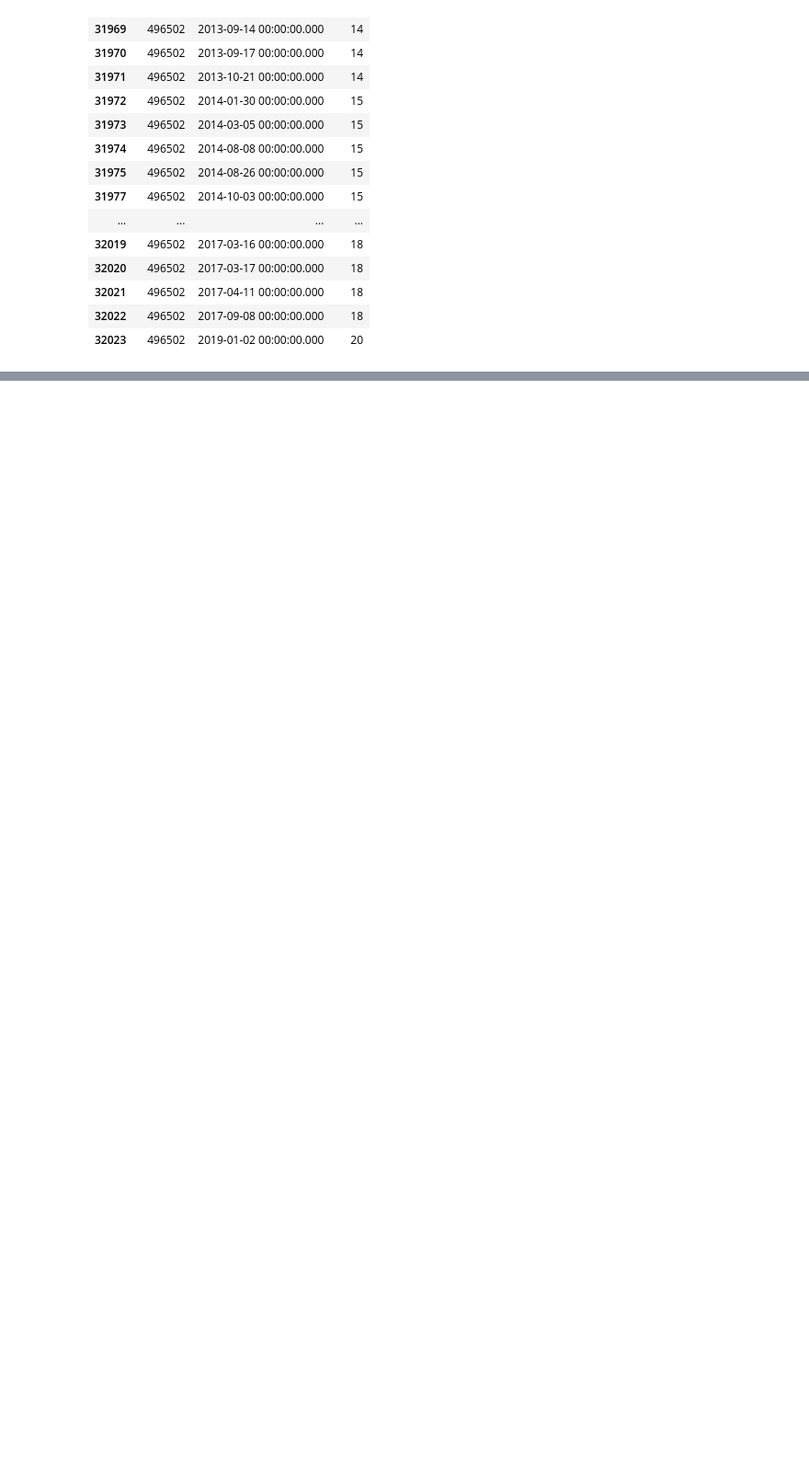
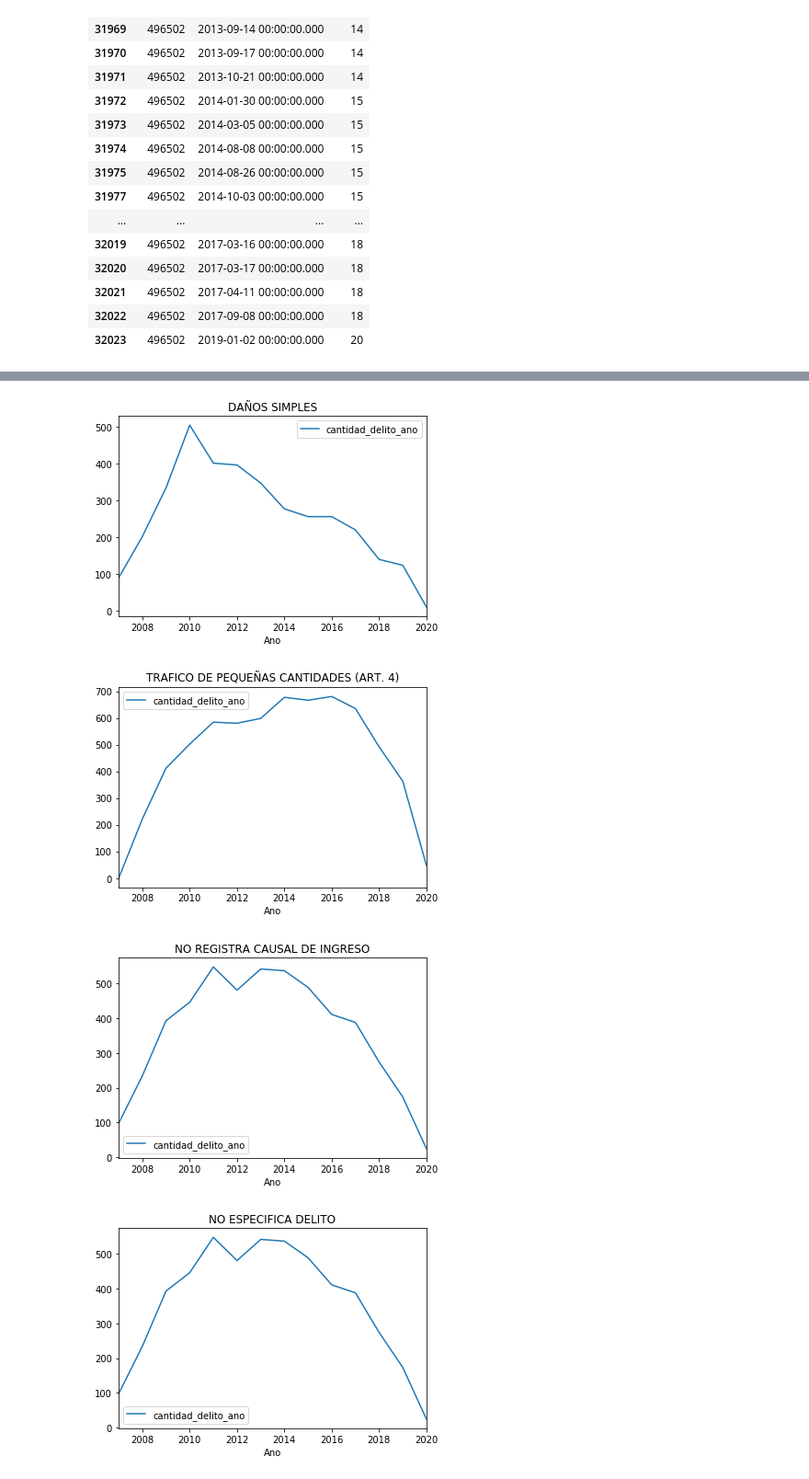
Before and after one commit to ljorge08/Python, a Jupyter notebook: Estadística descriptiva.ipynb, the cells around one changed output, grey strips where cells are left out. Shown at 92% size. Drawn from its saved outputs; the diff is of its cells as text; code cells hidden in the pictures; blank space fills up the shorter version.

```diff
--- a/Estadística descriptiva.ipynb
+++ b/Estadística descriptiva.ipynb
@@ -688,0 +818,8 @@ df_cliente_fecha[(df_cliente_fecha["CodNino"]==496502)]
+# %%
+grouped_year_crime = pd.DataFrame(
+    {
+        "Ano" : ano_data,
+        "Delito" : delito_data,
+        "cantidad_delito_ano" : cantidad_delito_ano
+     }
+)
@@ -688,0 +828,22 @@ df_cliente_fecha[(df_cliente_fecha["CodNino"]==496502)]
+# %%
+grouped_year_crime = grouped_year_crime.sort_values(by=["Ano", "cantidad_delito_ano"],ascending=False)
+# %%
+Top_delitos_total=[]
+for i in range(len(Anos)):
+    Data_Top_delitos= grouped_year_crime[(grouped_year_crime["Ano"]==Anos[i])].head(20)
+    Data_delitos = Data_Top_delitos["Delito"]
+    Top_delitos= Data_delitos.tolist()
+    for i in range(20):
+        Top_delitos_total.append(Top_delitos[i])
+# %%
+#Elimino los duplicados del arreglo
+Top_delitos_total = list(set(Top_delitos_total))
+# %%
+for i in range(len(Top_delitos_total)):
+    grouped_year_top_crimes=grouped_year_crime[(grouped_year_crime["Delito"]==Top_delitos_total[i])]
+    grouped_year_top_crimes.plot(kind = "line", x = "Ano", y = "cantidad_delito_ano", title=Top_delitos_total[i])
+# %% [output]
+[figure, added]
+[figure, added]
+[figure, added]
+[figure, added]
```
Also changed, not shown: parts of 25 cells of this notebook.
